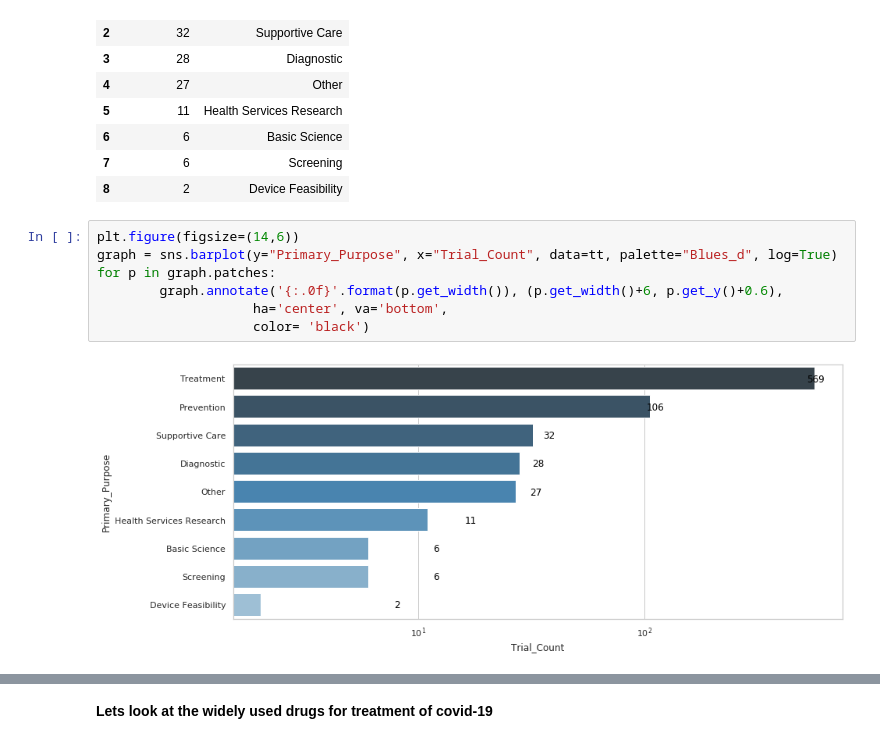
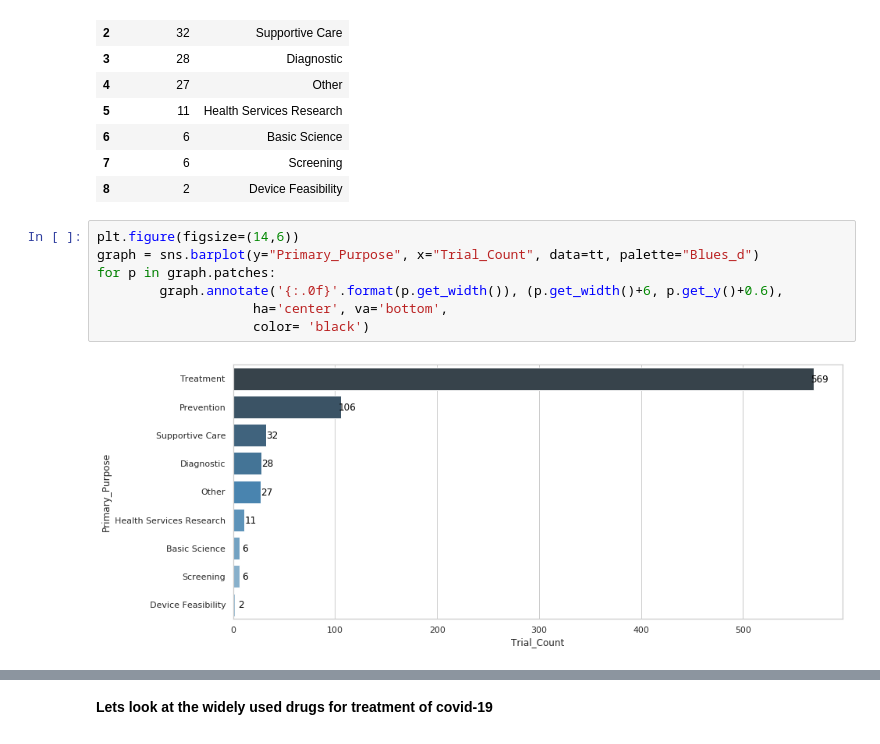
Before and after one commit to AksChougule/clinical-text, a Jupyter notebook: cov19-ct-gov-api/COVID-19-clinical-trials-v2.ipynb, the cells around one changed output, grey strips where cells are left out. Saved outputs shown, nothing was run; the diff lists cells and outputs as text.

```diff
--- a/cov19-ct-gov-api/COVID-19-clinical-trials-v2.ipynb
+++ b/cov19-ct-gov-api/COVID-19-clinical-trials-v2.ipynb
@@ -247,10 +247,10 @@ tt
 | 8 | 2 | Device Feasibility |
 # %%
 plt.figure(figsize=(14,6))
-graph = sns.barplot(y="Primary_Purpose", x="Trial_Count", data=tt, palette="Blues_d", log=True)
+graph = sns.barplot(y="Primary_Purpose", x="Trial_Count", data=tt, palette="Blues_d")
 for p in graph.patches:
         graph.annotate('{:.0f}'.format(p.get_width()), (p.get_width()+6, p.get_y()+0.6),
                     ha='center', va='bottom',
                     color= 'black')
 # %% [output]
-[figure, old version]
+[figure, new version]
```
Also changed, not shown: parts of 9 cells of this notebook.
